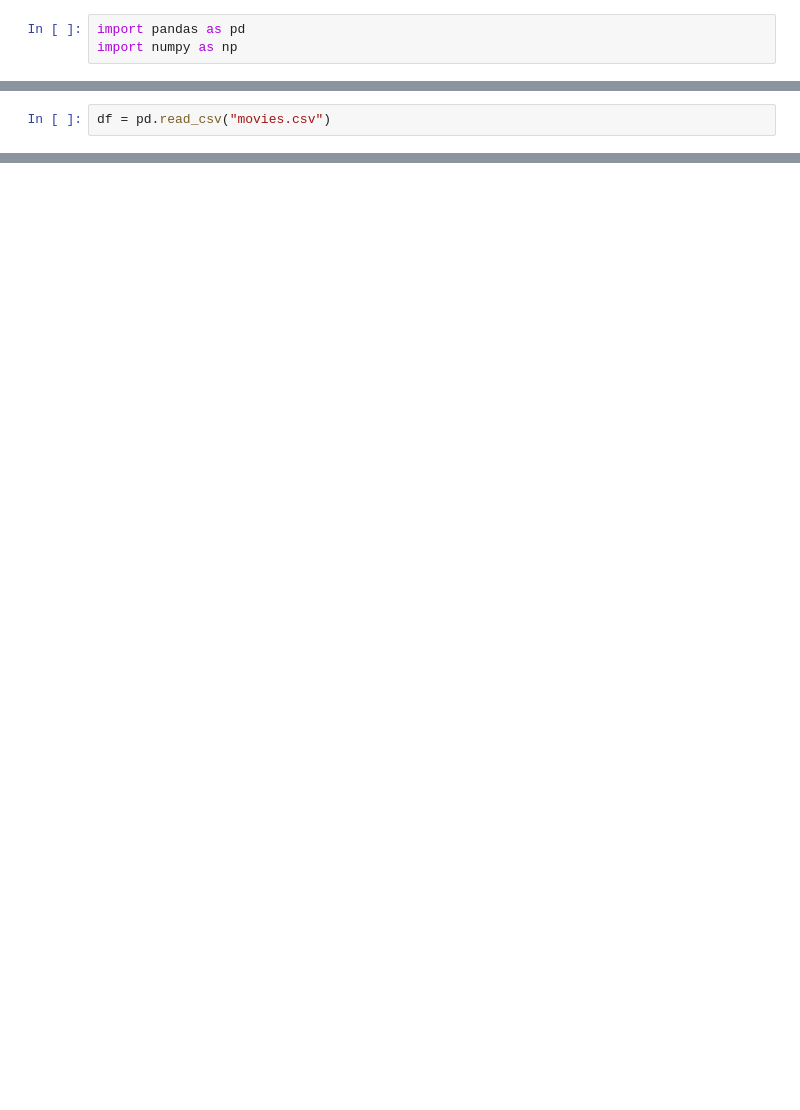
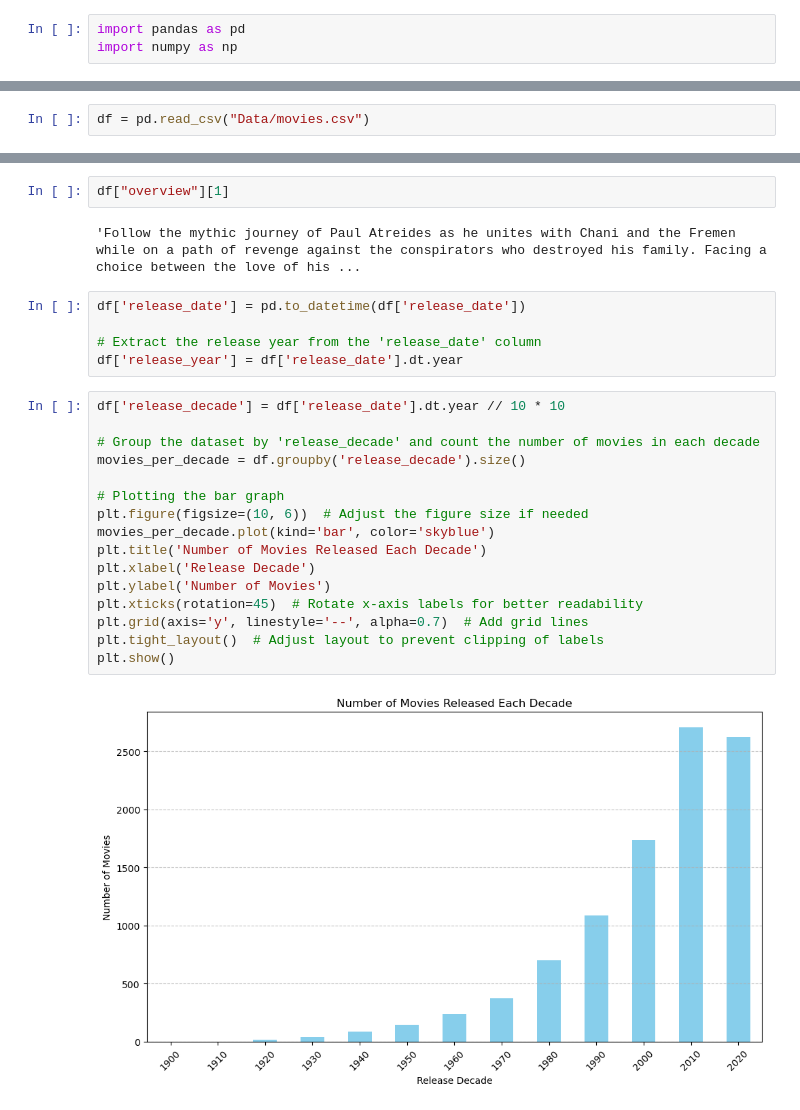
Before and after one commit to ChanderMohan27/Movie_Recommendation_And_Review_Analysis, a Jupyter notebook: experiment.ipynb, the cells around one changed output, grey strips where cells are left out. Saved outputs shown, nothing was run; the diff lists cells and outputs as text; blank space fills up the shorter version.

```diff
--- a/experiment.ipynb
+++ b/experiment.ipynb
@@ -4,3 +29,3 @@ import numpy as np
 # %%
-df = pd.read_csv("movies.csv")
+df = pd.read_csv("Data/movies.csv")
 # %%
@@ -23,0 +91,27 @@ duplicate_rows = df.duplicated()
+# %%
+df["overview"][1]
+# %% [output]
+'Follow the mythic journey of Paul Atreides as he unites with Chani and the Fremen while on a path of revenge against the conspirators who destroyed his family. Facing a choice between the love of his ...
+# %%
+df['release_date'] = pd.to_datetime(df['release_date'])
+
+# Extract the release year from the 'release_date' column
+df['release_year'] = df['release_date'].dt.year
+# %%
+df['release_decade'] = df['release_date'].dt.year // 10 * 10
+
+# Group the dataset by 'release_decade' and count the number of movies in each decade
+movies_per_decade = df.groupby('release_decade').size()
+
+# Plotting the bar graph
+plt.figure(figsize=(10, 6))  # Adjust the figure size if needed
+movies_per_decade.plot(kind='bar', color='skyblue')
+plt.title('Number of Movies Released Each Decade')
+plt.xlabel('Release Decade')
+plt.ylabel('Number of Movies')
+plt.xticks(rotation=45)  # Rotate x-axis labels for better readability
+plt.grid(axis='y', linestyle='--', alpha=0.7)  # Add grid lines
+plt.tight_layout()  # Adjust layout to prevent clipping of labels
+plt.show()
+# %% [output]
+[figure, added]
```
Also changed, not shown: parts of 64 cells of this notebook, 8 other files.
